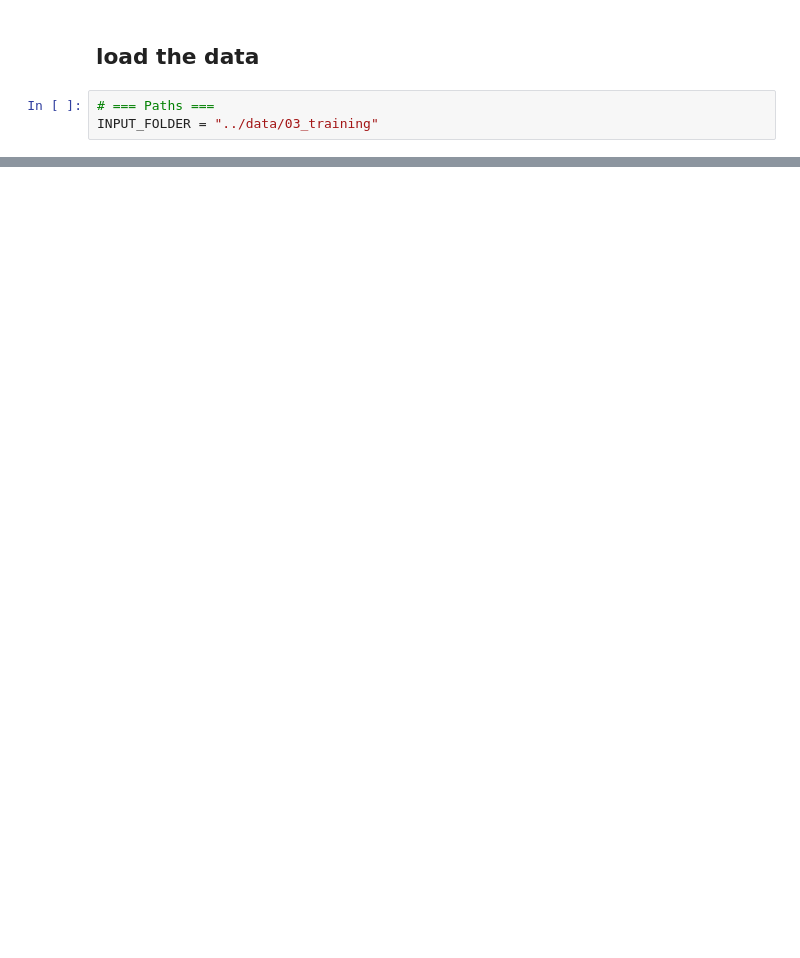
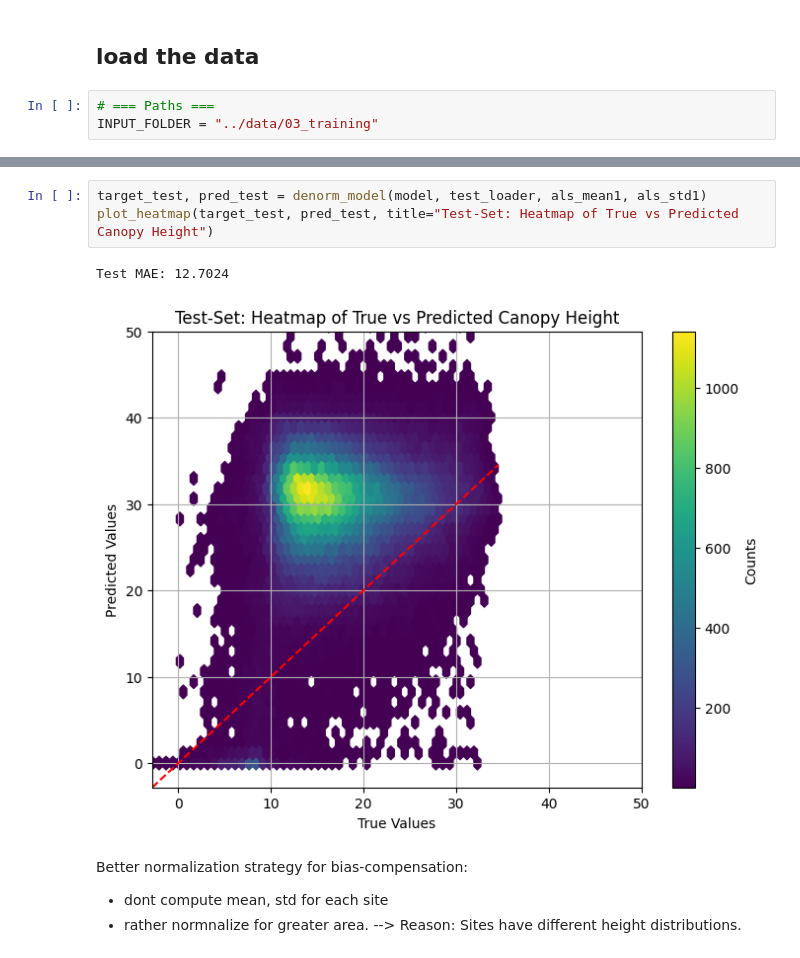
Before and after one commit to fizz-x/TreeHeads, a Jupyter notebook: training/01_unet.ipynb, the cells around one changed output, grey strips where cells are left out. Drawn from its saved outputs; the diff is of its cells as text; blank space fills up the shorter version.

```diff
--- a/training/01_unet.ipynb
+++ b/training/01_unet.ipynb
@@ -438,0 +417,11 @@ X_test2.shape
+# %%
+target_test, pred_test = denorm_model(model, test_loader, als_mean1, als_std1)
+plot_heatmap(target_test, pred_test, title="Test-Set: Heatmap of True vs Predicted Canopy Height")
+# %% [output]
+Test MAE: 12.7024
+[figure, added]
+# %% [markdown]
+Better normalization strategy for bias-compensation:
+- dont compute mean, std for each site
+- rather normnalize for greater area.
+--> Reason: Sites have different height distributions.
```
Also changed, not shown: parts of 24 cells of this notebook, 5 other files.
